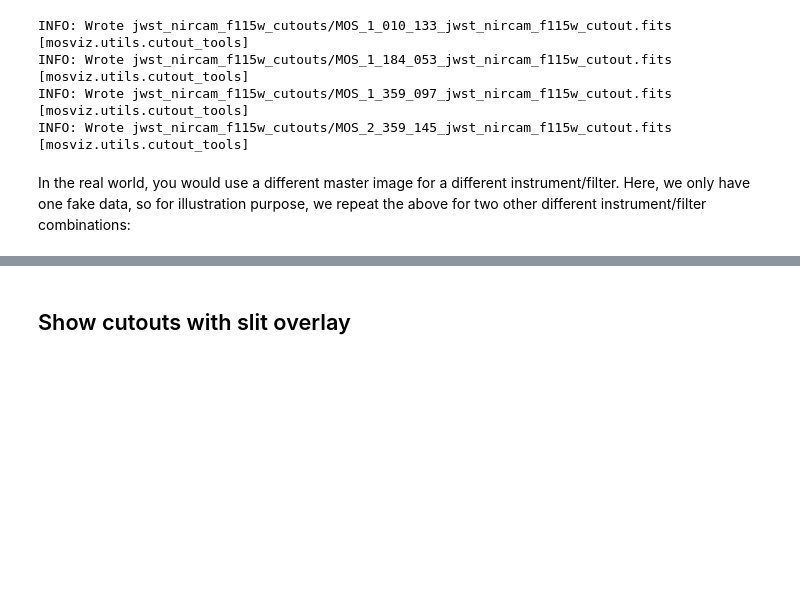
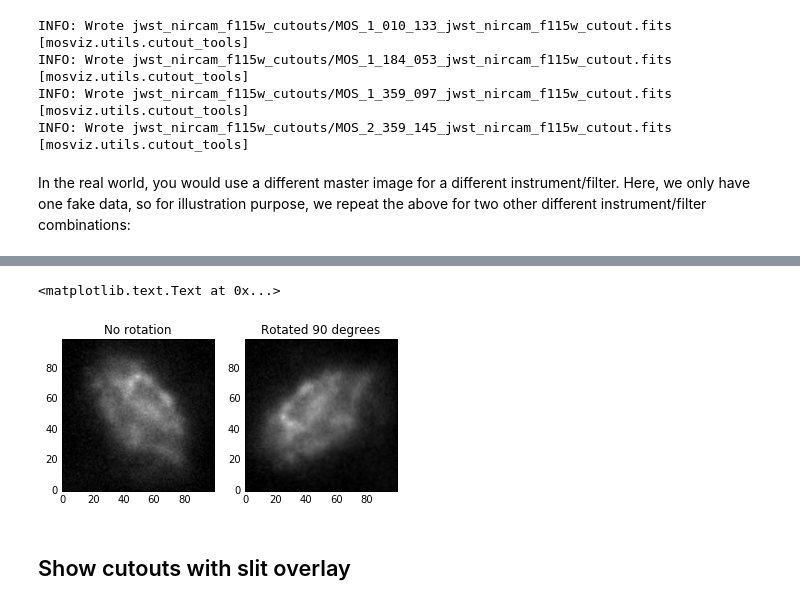
Before and after one commit to spacetelescope/mosviz, a Jupyter notebook: docs/mosviz/notebooks/make_cutouts.ipynb, the cells around one changed output, grey strips where cells are left out. Saved outputs shown, nothing was run; the diff lists cells and outputs as text; code cells hidden in the pictures; blank space fills up the shorter version.

```diff
--- a/docs/mosviz/notebooks/make_cutouts.ipynb
+++ b/docs/mosviz/notebooks/make_cutouts.ipynb
@@ -28,3 +47,16 @@ make_cutouts(catalogname, imagename, 'hst_wfc3ir_f160w', clobber=True, verbose=F
+# %%
+fig = plt.figure()
+ax1 = fig.add_subplot(121)
+ax2 = fig.add_subplot(122)
+
+ax1.imshow(data, vmin=200, vmax=1000, cmap=plt.cm.gray)
+ax1.set_title('No rotation')
+
+ax2.imshow(data_rot, vmin=200, vmax=1000, cmap=plt.cm.gray)
+ax2.set_title('Rotated 90 degrees')
+# %% [output]
+<matplotlib.text.Text at 0x...>
+[figure, added]
 # %% [markdown]
 ## Show cutouts with slit overlay
 # %% [markdown]
```
Also changed, not shown: parts of 12 cells of this notebook, 2 other files.
